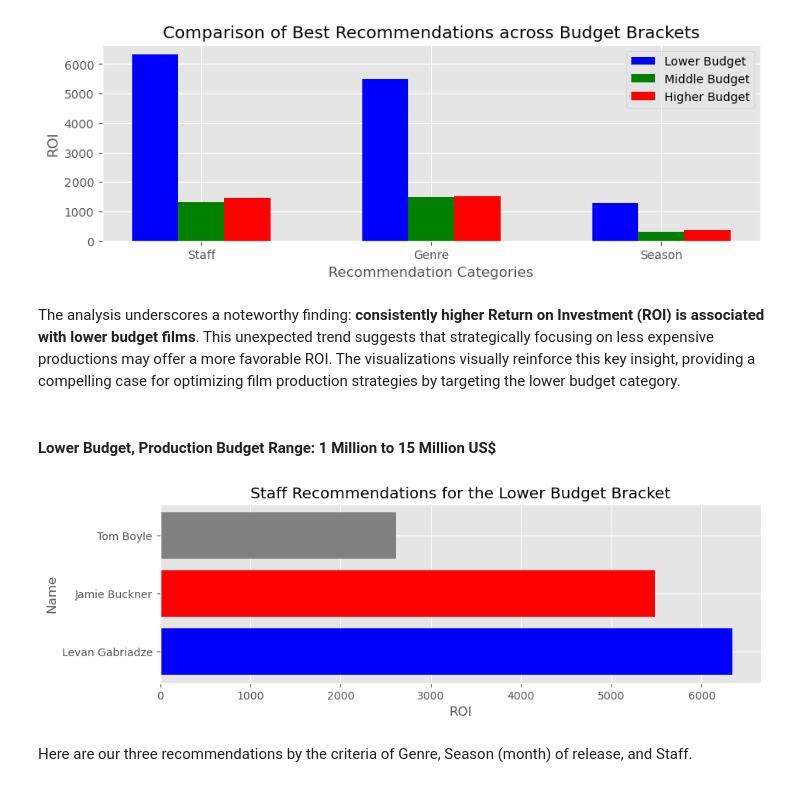
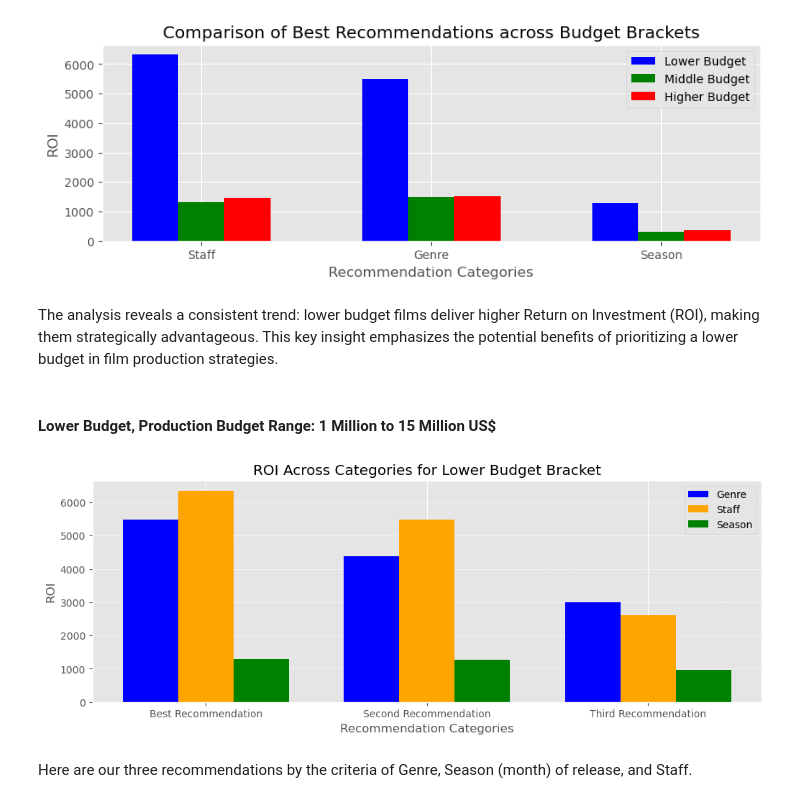
Before and after one commit to rafvrab/MovieAnalysis, a Jupyter notebook: analysis.ipynb, the cells around one changed output. Saved outputs shown, nothing was run; the diff lists cells and outputs as text; code cells hidden in the pictures.

Commit message:
added visualizations and improved recommendations

```diff
--- a/analysis.ipynb
+++ b/analysis.ipynb
@@ -1483,21 +1483,45 @@ plt.show()
 # %% [output]
 [figure]
 # %% [markdown]
-The analysis underscores a noteworthy finding: <b>consistently higher Return on Investment (ROI) is associated with lower budget films</b>. This unexpected trend suggests that strategically focusing on less expensive productions may offer a more favorable ROI. The visualizations visually reinforce this key insight, providing a compelling case for optimizing film production strategies by targeting the lower budget category.
+The analysis reveals a consistent trend: lower budget films deliver higher Return on Investment (ROI), making them strategically advantageous. This key insight emphasizes the potential benefits of prioritizing a lower budget in film production strategies.
 # %% [markdown]
 #### Lower Budget, Production Budget Range: 1 Million to 15 Million US$
-# %%
-names = ['Levan Gabriadze', 'Jamie Buckner', 'Tom Boyle']
-roi_values = [6336.419800000001, 5479.29612, 2617.9241142857145]
-
-plt.figure(figsize=(10, 3))
-plt.barh(names, roi_values, color=['blue', 'red', 'gray'])
-plt.title('Staff Recommendations for the Lower Budget Bracket')
-plt.xlabel('ROI')
-plt.ylabel('Name')
-plt.show()
-# %% [output]
-[figure, removed]
+# %%
+## Data for Lower Budget Bracket
+categories = ['Best Recommendation', 'Second Recommendation', 'Third Recommendation']
+roi_values_genre_lower = [5479.296120, 4384.589026, 2987.584937]
+roi_values_staff_lower = [6336.419800000001, 5479.29612, 2617.9241142857145]
+roi_values_season_lower = [1286.732885, 1268.604293, 968.837083]
+
+# Bar width
+bar_width = 0.25
+bar_positions = np.arange(len(categories))
+
+# Plotting
+fig, ax = plt.subplots(figsize=(12, 4))
+
+# Plotting bars for Genre
+ax.bar(bar_positions - bar_width, roi_values_genre_lower, color='blue', width=bar_width, label='Genre')
+
+# Plotting bars for Staff
+ax.bar(bar_positions, roi_values_staff_lower, color='orange', width=bar_width, label='Staff')
+
+# Plotting bars for Season
+ax.bar(bar_positions + bar_width, roi_values_season_lower, color='green', width=bar_width, label='Season')
+
+# Adjusting plot appearance
+ax.set_xticks(bar_positions)
+ax.set_xticklabels(categories)
+ax.set_xlabel('Recommendation Categories')
+ax.set_ylabel('ROI')
+ax.set_title('ROI Across Categories for Lower Budget Bracket')
+ax.legend()
+ax.grid(axis='y', linestyle='--', alpha=0.7)
+
+# Display the plot
+plt.show()
+# %% [output]
+[figure, added]
 # %% [markdown]
 Here are our three recommendations by the criteria of Genre, Season (month) of release, and Staff.
 # %% [markdown]
```
Also changed, not shown: parts of 5 cells of this notebook.
